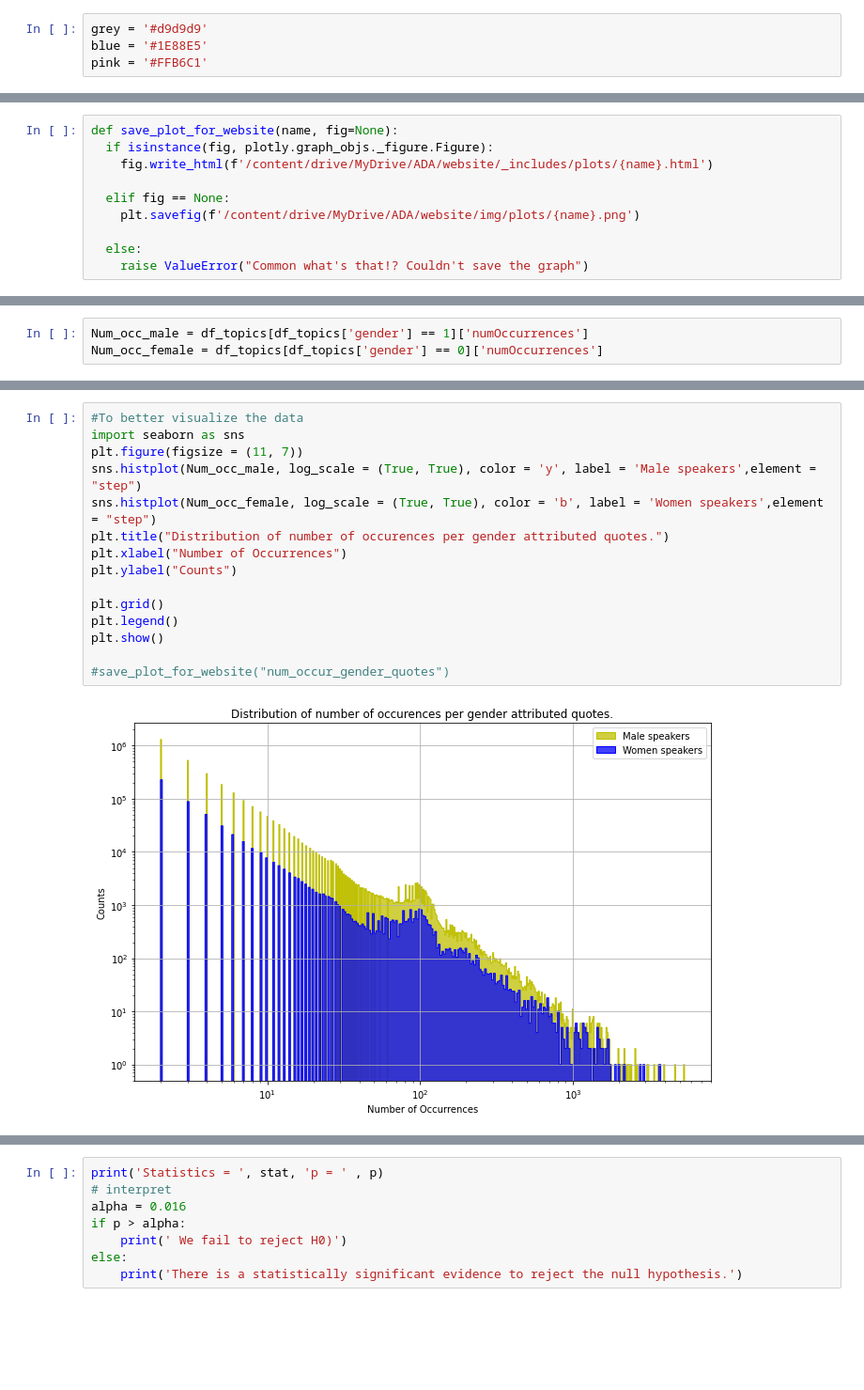
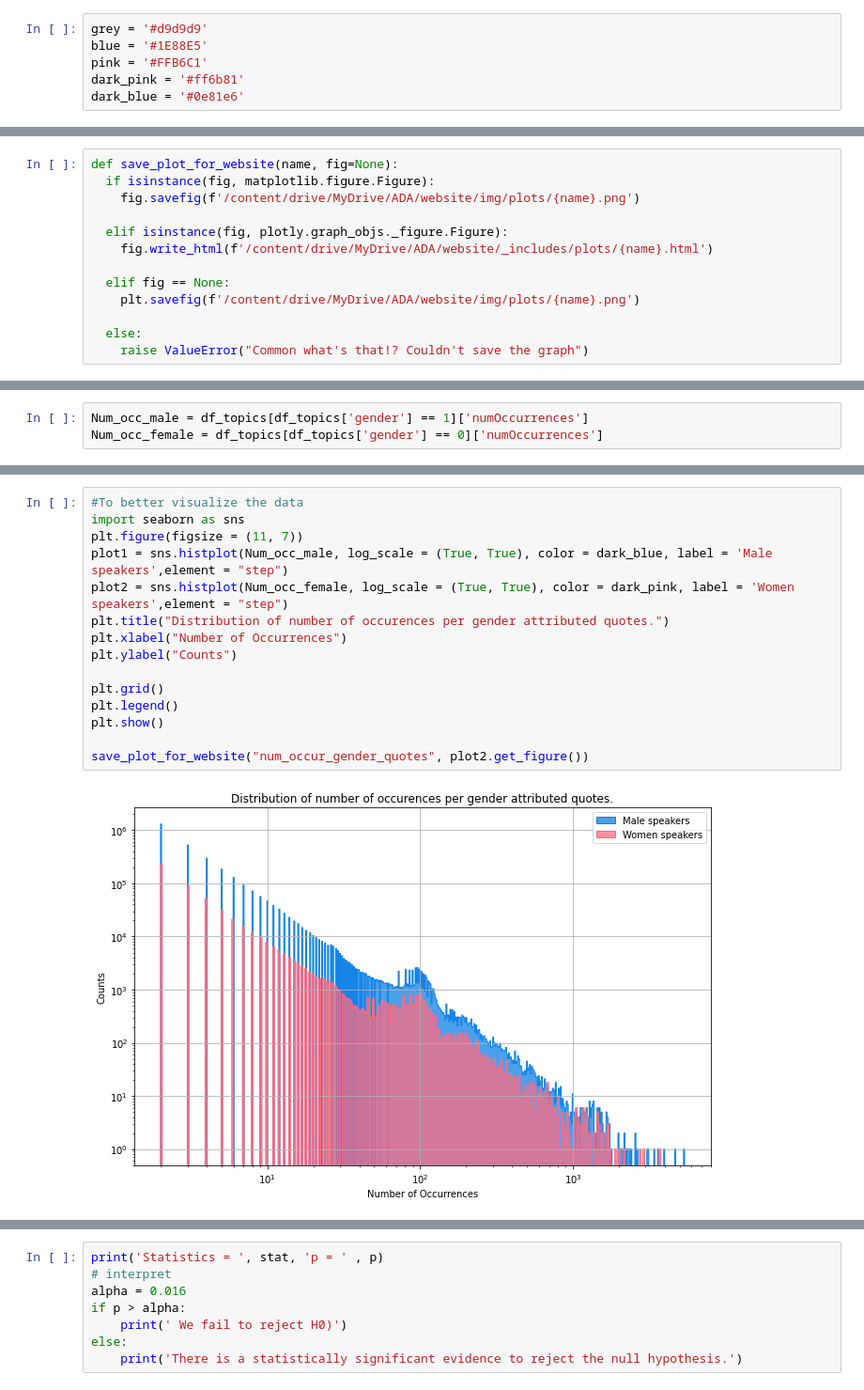
Before and after one commit to epfl-ada/ada-2021-project-gluten-meat-free, a Jupyter notebook: ADA_Project_notebook.ipynb, the cells around one changed output, grey strips where cells are left out. Shown at 94% size. Saved outputs shown, nothing was run; the diff lists cells and outputs as text; blank space fills up the shorter version.

```diff
--- a/ADA_Project_notebook.ipynb
+++ b/ADA_Project_notebook.ipynb
@@ -54,6 +38,8 @@ Definition of main colors used for the plots
 grey = '#d9d9d9'
 blue = '#1E88E5'
 pink = '#FFB6C1'
+dark_pink = '#ff6b81'
+dark_blue = '#0e81e6'
 # %% [markdown]
 ### Importing libraries
 # %%
@@ -644,6 +639,9 @@ df = read_preprocessed_data()
 # %%
 def save_plot_for_website(name, fig=None):
-  if isinstance(fig, plotly.graph_objs._figure.Figure):
+  if isinstance(fig, matplotlib.figure.Figure):
+    fig.savefig(f'/content/drive/MyDrive/ADA/website/img/plots/{name}.png')
+
+  elif isinstance(fig, plotly.graph_objs._figure.Figure):
     fig.write_html(f'/content/drive/MyDrive/ADA/website/_includes/plots/{name}.html')
 
   elif fig == None:
@@ -1570,18 +1599,18 @@ plt.legend();
 # %%
 #To better visualize the data
 import seaborn as sns
 plt.figure(figsize = (11, 7))
-sns.histplot(Num_occ_male, log_scale = (True, True), color = 'y', label = 'Male speakers',element = "step")
-sns.histplot(Num_occ_female, log_scale = (True, True), color = 'b', label = 'Women speakers',element = "step")
+plot1 = sns.histplot(Num_occ_male, log_scale = (True, True), color = dark_blue, label = 'Male speakers',element = "step")
+plot2 = sns.histplot(Num_occ_female, log_scale = (True, True), color = dark_pink, label = 'Women speakers',element = "step")
 plt.title("Distribution of number of occurences per gender attributed quotes.")
 plt.xlabel("Number of Occurrences")
 plt.ylabel("Counts")
 
 plt.grid()
 plt.legend()
 plt.show()
 
-#save_plot_for_website("num_occur_gender_quotes")
+save_plot_for_website("num_occur_gender_quotes", plot2.get_figure())
 # %% [output]
-[figure, old version]
+[figure, new version]
 # %% [markdown]
```
Also changed, not shown: parts of 82 cells of this notebook.
